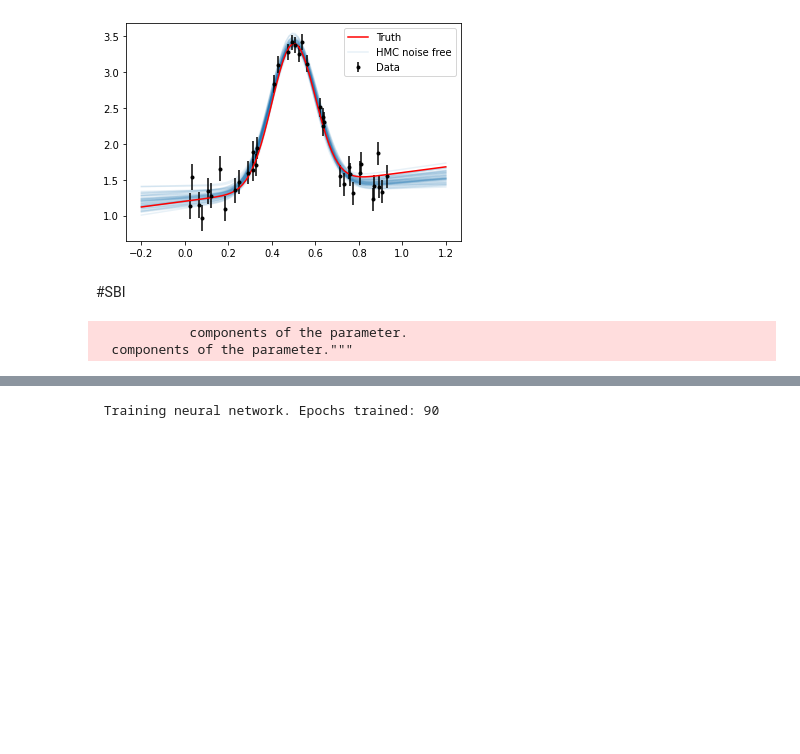
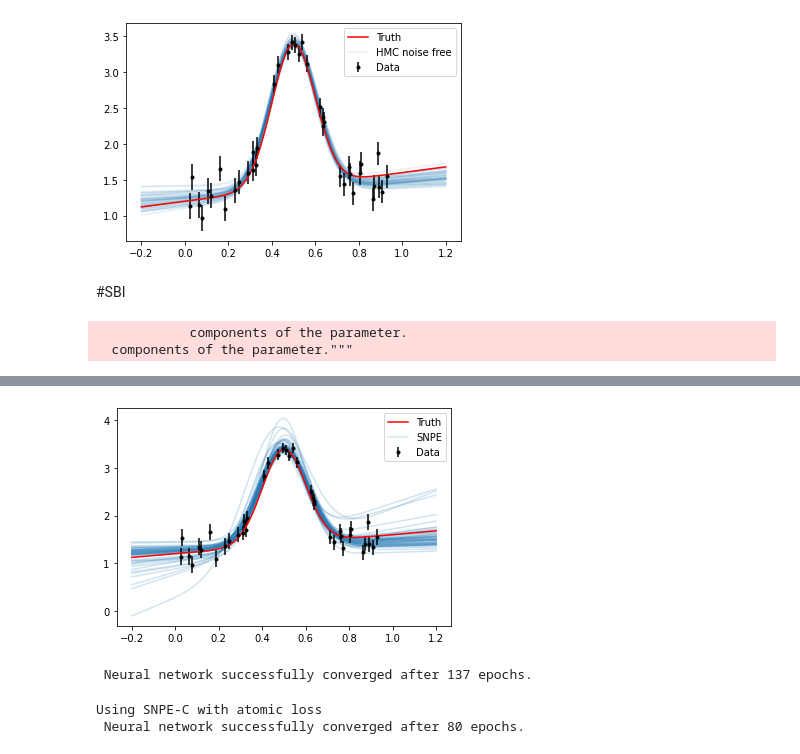
Before and after one commit to jecampagne/ML-toys, a Jupyter notebook: Demo_SBI_HMC.ipynb, the cells around one changed output, grey strips where cells are left out. Cells and saved outputs as stored; diff of their text form; code cells hidden in the pictures; blank space fills up the shorter version.

```diff
--- a/Demo_SBI_HMC.ipynb
+++ b/Demo_SBI_HMC.ipynb
@@ -336,4 +370,28 @@ def do_multi_pass(num_simu = 10_000, num_rounds = 1, max_num_epochs=1_000):
+# %%
+sbi_samples = posteriors[-1].sample((10000,), x=x_o_tensor)
+sbi_samples = sbi_samples.cpu().numpy()
+# %%
+def plot_samples(sbi_samples):
+  inds = np.random.randint(sbi_samples.shape[0], size=50)
+  t_full = np.linspace(-0.2,1.2,100)
+  x_full_no_noise = make_data(theta_true,t_full)
+  plt.errorbar(t,x_o,yerr=sig_noise, fmt=".k", capsize=0, label="Data");
+  plt.plot(t_full, x_full_no_noise,c='r',label="Truth")
+  for i,ind in enumerate(inds):
+    theta_ =  sbi_samples[ind]
+    if i==0:
+      tag="SNPE"
+    else:
+      tag=None
+    plt.plot(t_full, make_data(theta_,t_full),c="C0",alpha=0.2, zorder=-1,label=tag);
+  plt.legend();
+# %%
+plot_samples(sbi_samples)
+# %% [output]
+[figure, added]
 # %%
-posterior = do_multi_pass(num_simu = 50_000, num_rounds = 2)
+posteriors = do_multi_pass(num_simu = 50_000, num_rounds = 2)
 # %% [output]
- Training neural network. Epochs trained: 90
+ Neural network successfully converged after 137 epochs.
+Using SNPE-C with atomic loss
+ Neural network successfully converged after 80 epochs.
```
Also changed, not shown: parts of 9 cells of this notebook.
